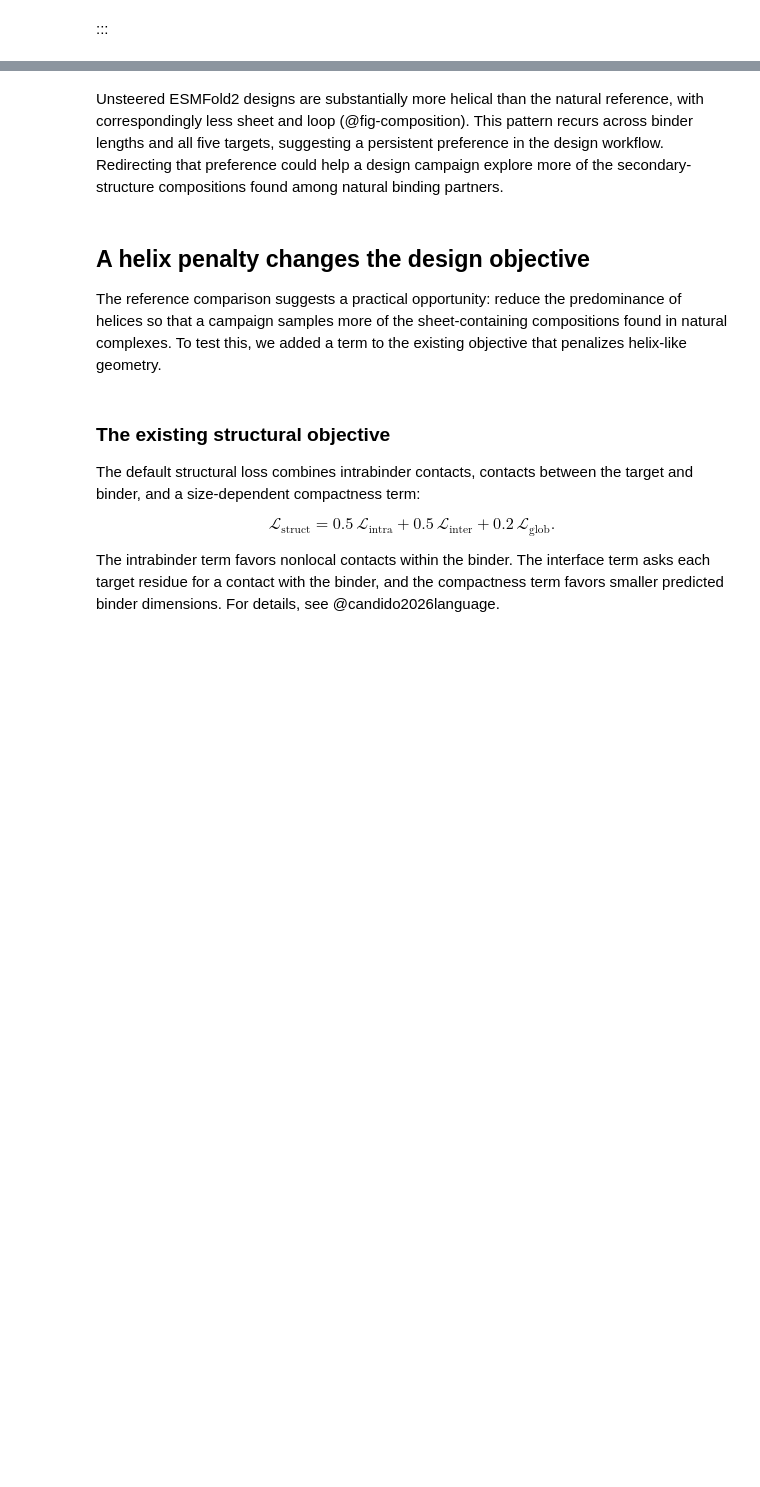
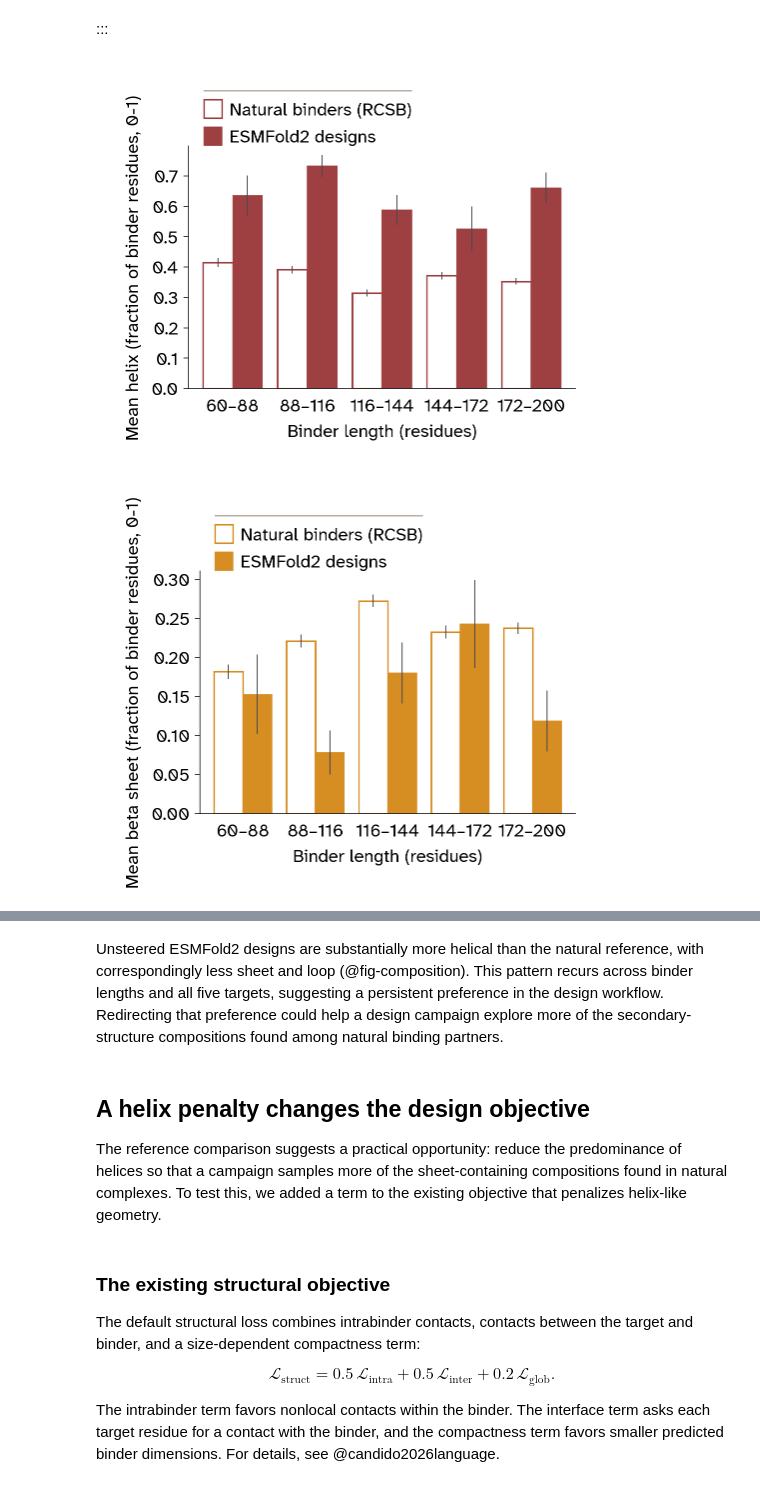
Before and after one commit to Arcadia-Science/esmfold2-secondary-structure-steering, a Jupyter notebook: index.ipynb, the cells around one changed output, grey strips where cells are left out. Cells and saved outputs as stored; diff of their text form; code cells hidden in the pictures; blank space fills up the shorter version.

```diff
--- a/index.ipynb
+++ b/index.ipynb
@@ -132,15 +134,40 @@ print(f"  Peptide-partner flag: {int(natural.flag_peptide_target.sum()):,} chain
 # %% [markdown]
 :::
+# %%
+# | code-fold: true
+# | code-summary: "Measure unsteered binder composition for each target"
+
+TARGETS = list(targets.TARGET_SPECS)
+campaign_composition = {}
+for target in TARGETS:
+    campaign_composition[target, "vanilla"] = composition.measure_campaign(target, "vanilla")
+
+designs = pd.concat(campaign_composition.values(), ignore_index=True)
 # %%
 # | label: fig-composition
 # | fig-cap: "Secondary-structure composition of unsteered designs and the experimental reference, grouped into five binder-length bins. Unfilled bars show the reference and filled bars show designs. Each chain contributes once to its bin. Bars are means; whiskers are standard errors across chains. Panel y-axes differ."
 # | fig-subcap:
 # |   - "Helix"
 # |   - "Beta sheet"
 # |   - "Loop"
 # | layout-ncol: 2
 # | code-fold: true
-# | code-summary: "Plot code"
+# | code-summary: "Compare chain means and standard errors within five length bins"
 
-for state in ("helix", "sheet", "loop"):
-    figures.composition_bars(natural, designs, state)
+import numpy as np
+from matplotlib import pyplot as plt
+
+length_edges = np.linspace(60, 200, 6)
+length_summaries = {}
+for state, columns in figures.STATES.items():
+    reference_summary = composition.summarize_by_length(
+        natural[columns.natural_column], natural["binder_sample_length_residues"], length_edges
+    )
+    design_summary = composition.summarize_by_length(
+        designs[columns.design_column], designs["binder length (residues)"], length_edges
+    )
+    length_summaries[state] = {"natural": reference_summary, "designs": design_summary}
+    figures.composition_comparison(reference_summary, design_summary, state, length_edges)
+# %% [output]
+[figure, added]
+[figure, added]
```
Also changed, not shown: parts of 50 cells of this notebook, 25 other files.
